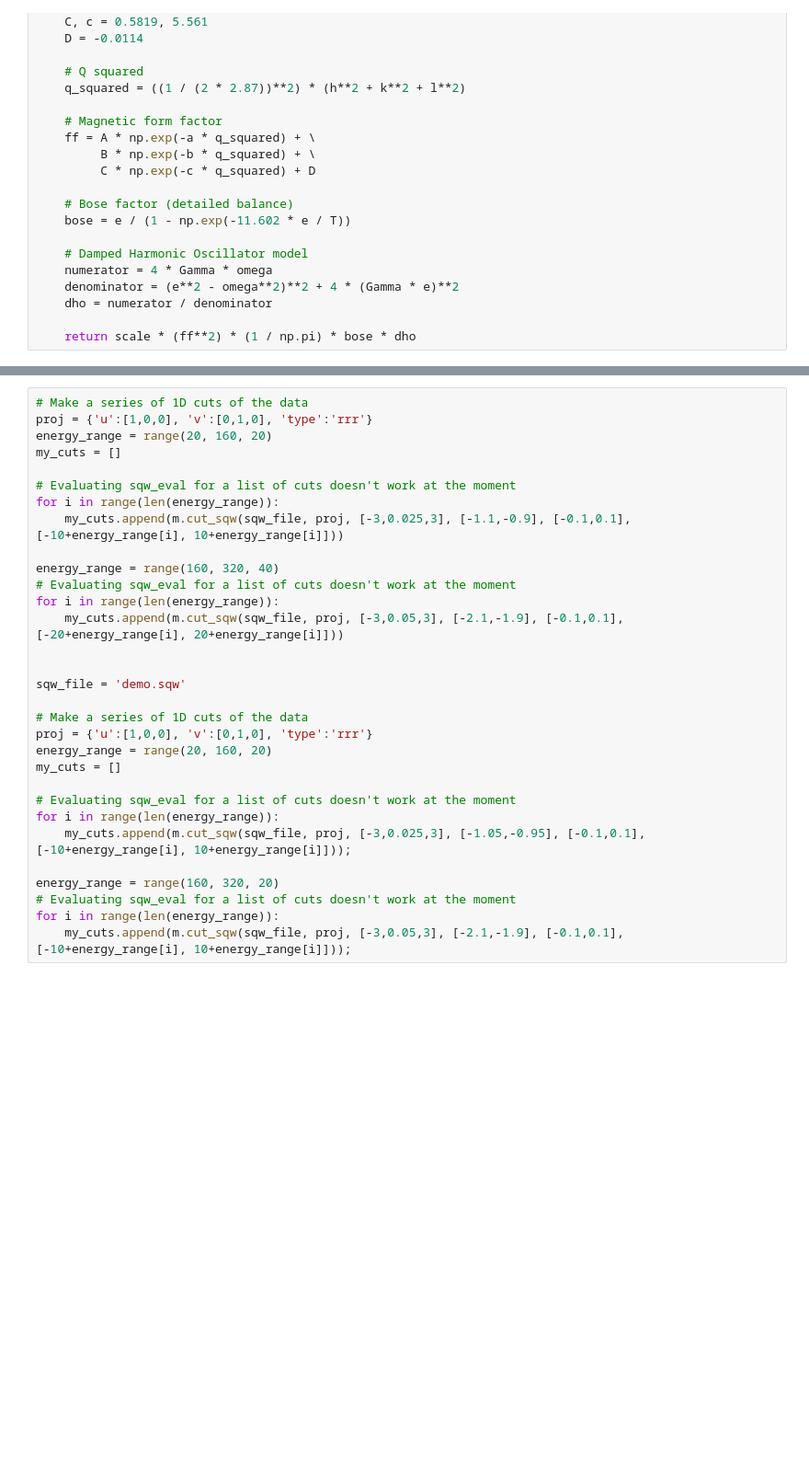
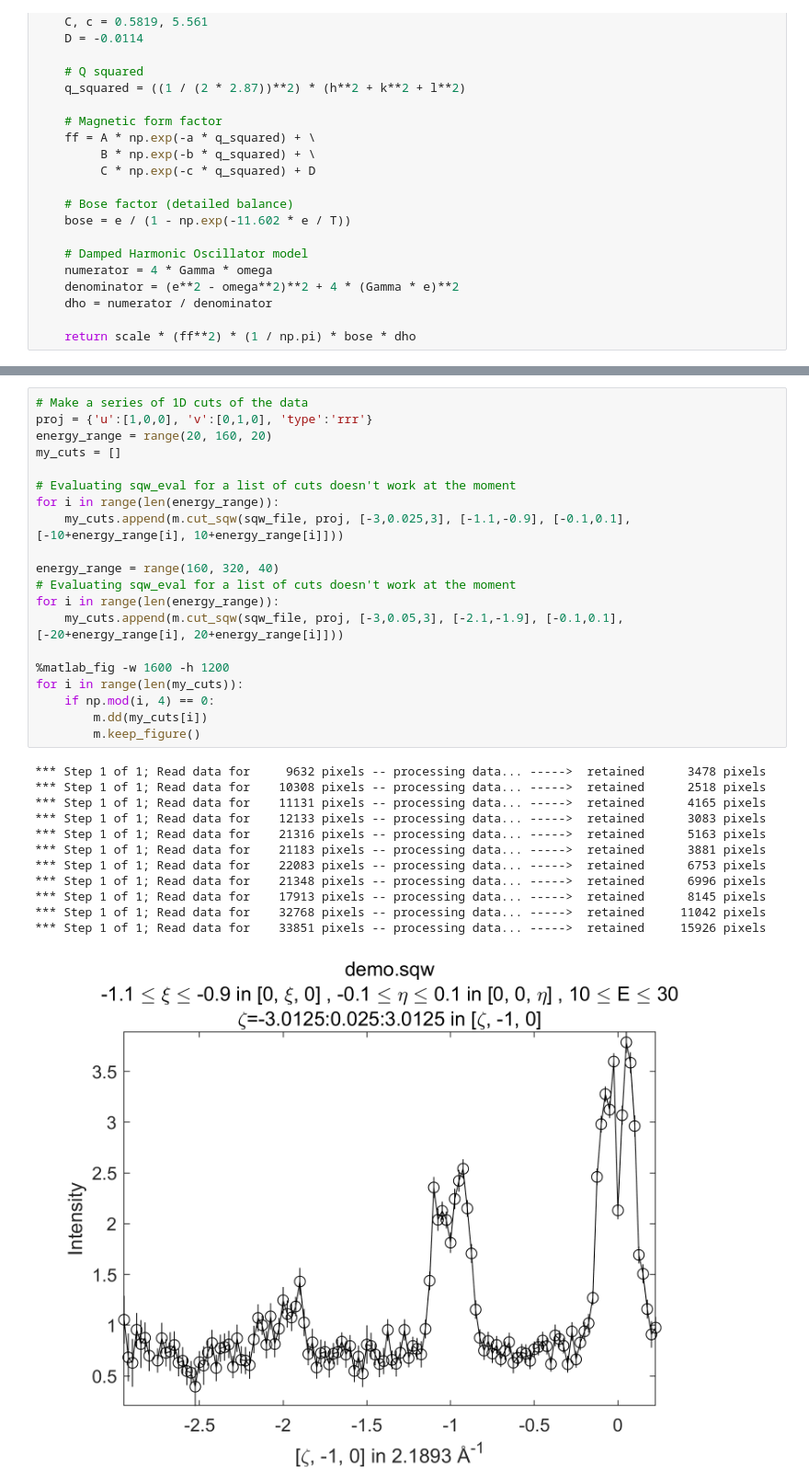
Before and after one commit to henrikjacobsenfys/pace_tutorial, a Jupyter notebook: tutorial_4_fitting.ipynb, the cells around one changed output, grey strips where cells are left out. Shown at 92% size. Drawn from its saved outputs; the diff is of its cells as text; blank space fills up the shorter version.

```diff
--- a/tutorial_4_fitting.ipynb
+++ b/tutorial_4_fitting.ipynb
@@ -102,31 +142,33 @@ m.dl(w_cal_py)
 # %%
 # Make a series of 1D cuts of the data
 proj = {'u':[1,0,0], 'v':[0,1,0], 'type':'rrr'}
 energy_range = range(20, 160, 20)
 my_cuts = []
 
 # Evaluating sqw_eval for a list of cuts doesn't work at the moment
 for i in range(len(energy_range)):
     my_cuts.append(m.cut_sqw(sqw_file, proj, [-3,0.025,3], [-1.1,-0.9], [-0.1,0.1], [-10+energy_range[i], 10+energy_range[i]]))
 
 energy_range = range(160, 320, 40)
 # Evaluating sqw_eval for a list of cuts doesn't work at the moment
 for i in range(len(energy_range)):
     my_cuts.append(m.cut_sqw(sqw_file, proj, [-3,0.05,3], [-2.1,-1.9], [-0.1,0.1], [-20+energy_range[i], 20+energy_range[i]]))
 
-
-sqw_file = 'demo.sqw'
-
-# Make a series of 1D cuts of the data
-proj = {'u':[1,0,0], 'v':[0,1,0], 'type':'rrr'}
-energy_range = range(20, 160, 20)
-my_cuts = []
-
-# Evaluating sqw_eval for a list of cuts doesn't work at the moment
-for i in range(len(energy_range)):
-    my_cuts.append(m.cut_sqw(sqw_file, proj, [-3,0.025,3], [-1.05,-0.95], [-0.1,0.1], [-10+energy_range[i], 10+energy_range[i]]));
-
-energy_range = range(160, 320, 20)
-# Evaluating sqw_eval for a list of cuts doesn't work at the moment
-for i in range(len(energy_range)):
-    my_cuts.append(m.cut_sqw(sqw_file, proj, [-3,0.05,3], [-2.1,-1.9], [-0.1,0.1], [-10+energy_range[i], 10+energy_range[i]]));
+%matlab_fig -w 1600 -h 1200
+for i in range(len(my_cuts)):
+    if np.mod(i, 4) == 0:
+        m.dd(my_cuts[i])
+        m.keep_figure()
+# %% [output]
+*** Step 1 of 1; Read data for     9632 pixels -- processing data... ----->  retained      3478 pixels
+*** Step 1 of 1; Read data for    10308 pixels -- processing data... ----->  retained      2518 pixels
+*** Step 1 of 1; Read data for    11131 pixels -- processing data... ----->  retained      4165 pixels
+*** Step 1 of 1; Read data for    12133 pixels -- processing data... ----->  retained      3083 pixels
+*** Step 1 of 1; Read data for    21316 pixels -- processing data... ----->  retained      5163 pixels
+*** Step 1 of 1; Read data for    21183 pixels -- processing data... ----->  retained      3881 pixels
+*** Step 1 of 1; Read data for    22083 pixels -- processing data... ----->  retained      6753 pixels
+*** Step 1 of 1; Read data for    21348 pixels -- processing data... ----->  retained      6996 pixels
+*** Step 1 of 1; Read data for    17913 pixels -- processing data... ----->  retained      8145 pixels
+*** Step 1 of 1; Read data for    32768 pixels -- processing data... ----->  retained     11042 pixels
+*** Step 1 of 1; Read data for    33851 pixels -- processing data... ----->  retained     15926 pixels
+[figure, added]
```
Also changed, not shown: parts of 26 cells of this notebook, 1 other file.
